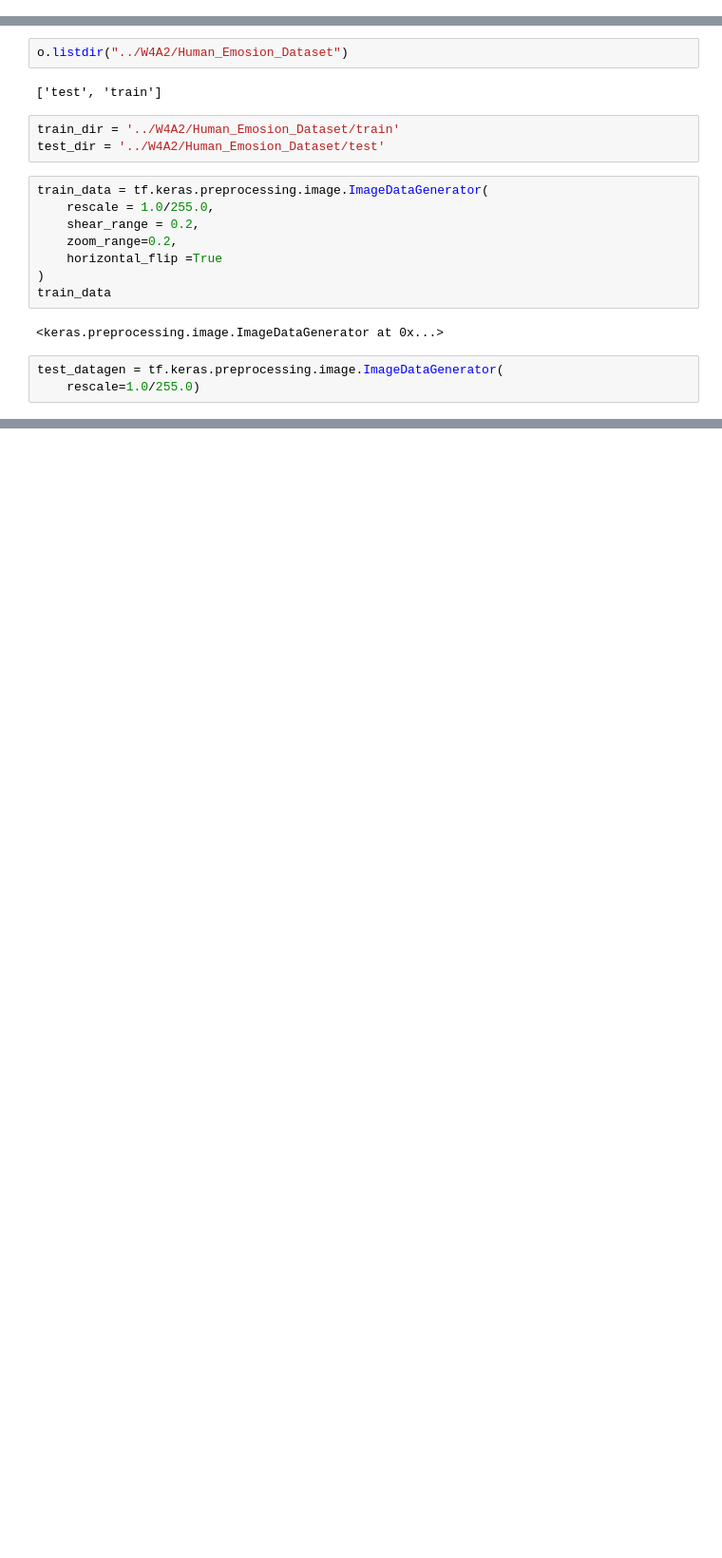
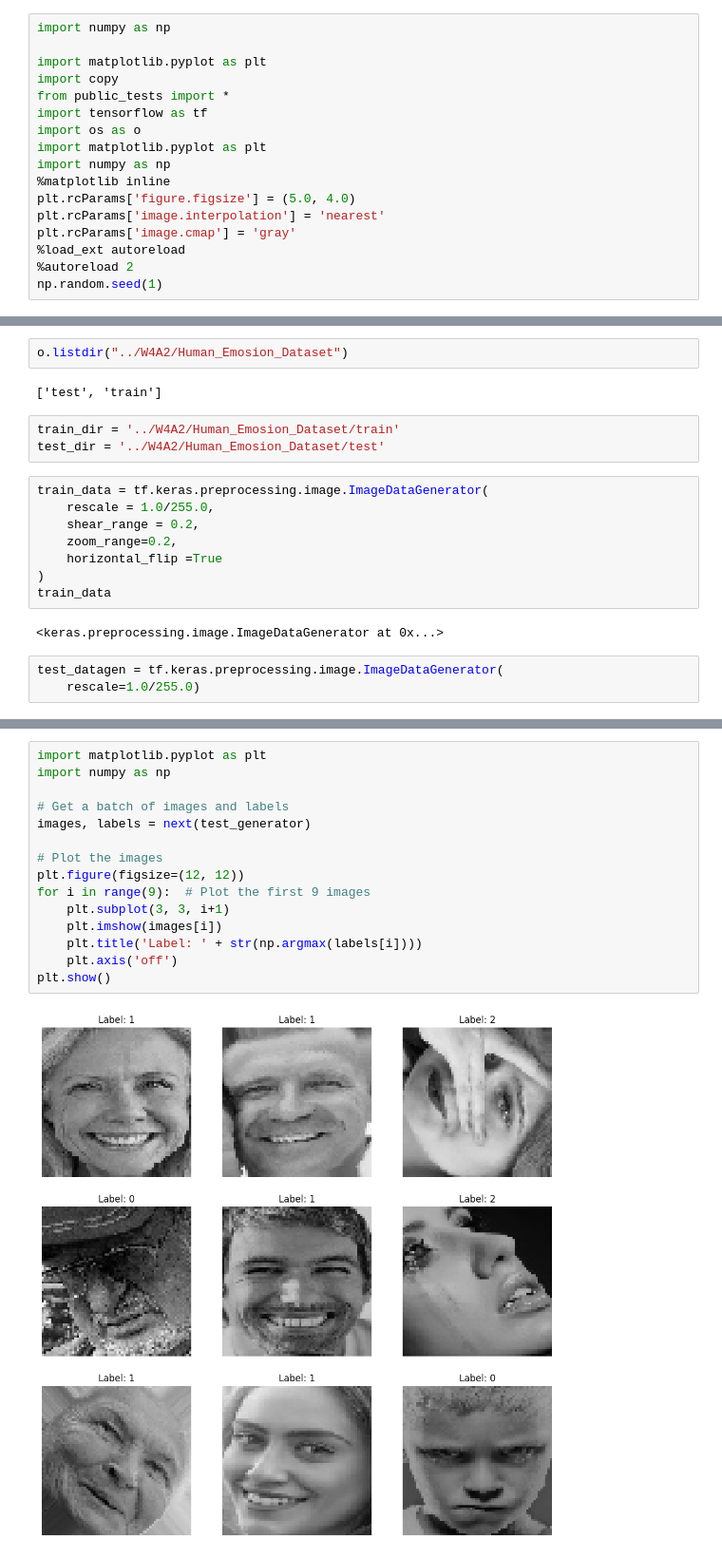
Before and after one commit to ahmadalfrehan/basic-deep-learning-implementation, a Jupyter notebook: W4A2/trying.ipynb, the cells around one changed output, grey strips where cells are left out. Shown at 95% size. Cells and saved outputs as stored; diff of their text form; blank space fills up the shorter version.

```diff
--- a/W4A2/trying.ipynb
+++ b/W4A2/trying.ipynb
@@ -5,0 +1,17 @@ import numpy as np
+# %%
+import numpy as np
+
+import matplotlib.pyplot as plt
+import copy
+from public_tests import *
+import tensorflow as tf
+import os as o
+import matplotlib.pyplot as plt
+import numpy as np
+%matplotlib inline
+plt.rcParams['figure.figsize'] = (5.0, 4.0)
+plt.rcParams['image.interpolation'] = 'nearest'
+plt.rcParams['image.cmap'] = 'gray'
+%load_ext autoreload
+%autoreload 2
+np.random.seed(1)
@@ -125,0 +256,17 @@ test_y's shape: (1, 549)
+# %%
+import matplotlib.pyplot as plt
+import numpy as np
+
+# Get a batch of images and labels
+images, labels = next(test_generator)
+
+# Plot the images
+plt.figure(figsize=(12, 12))
+for i in range(9):  # Plot the first 9 images
+    plt.subplot(3, 3, i+1)
+    plt.imshow(images[i])
+    plt.title('Label: ' + str(np.argmax(labels[i])))
+    plt.axis('off')
+plt.show()
+# %% [output]
+[figure, added]
```
Also changed, not shown: parts of 38 cells of this notebook, 4 other files.
